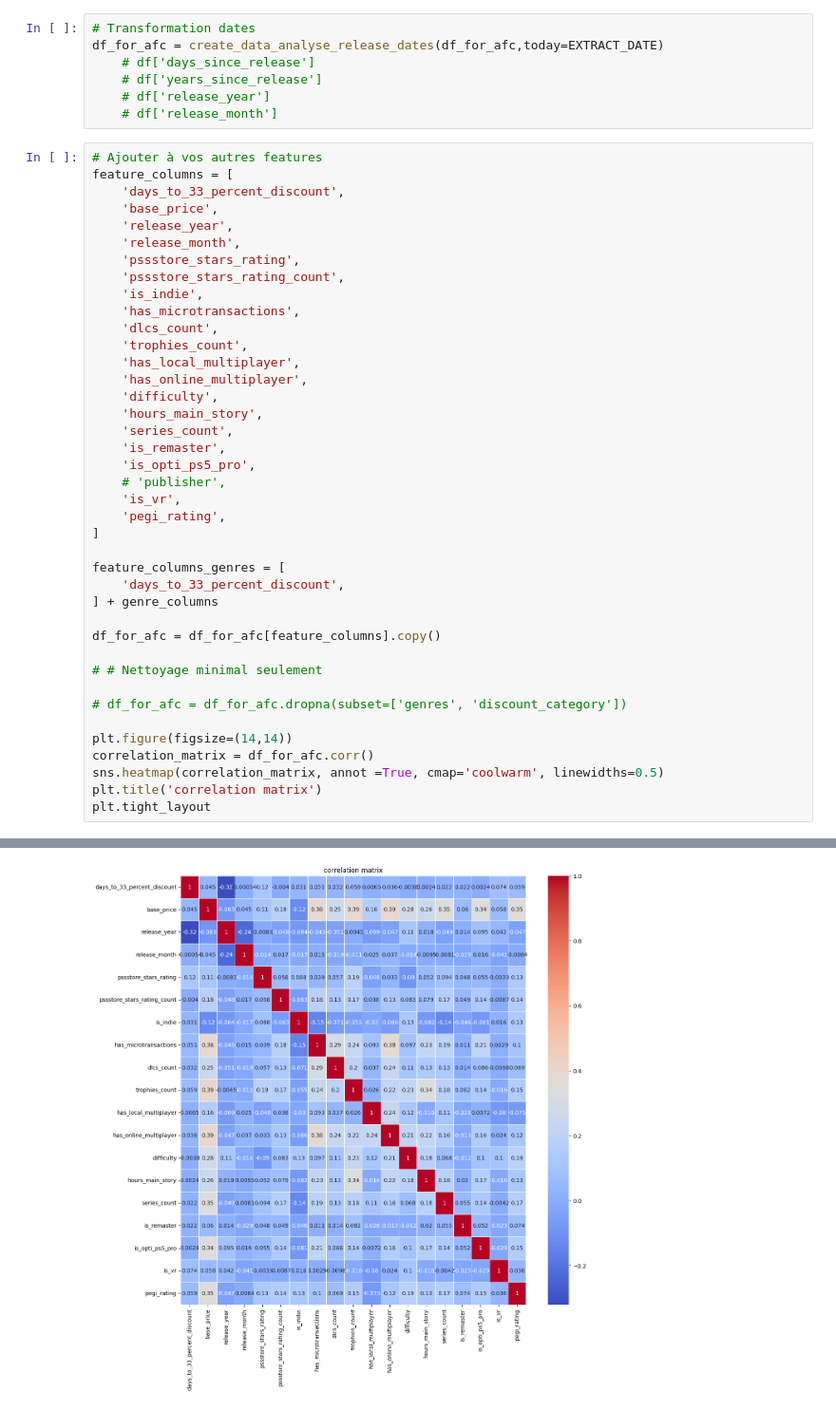
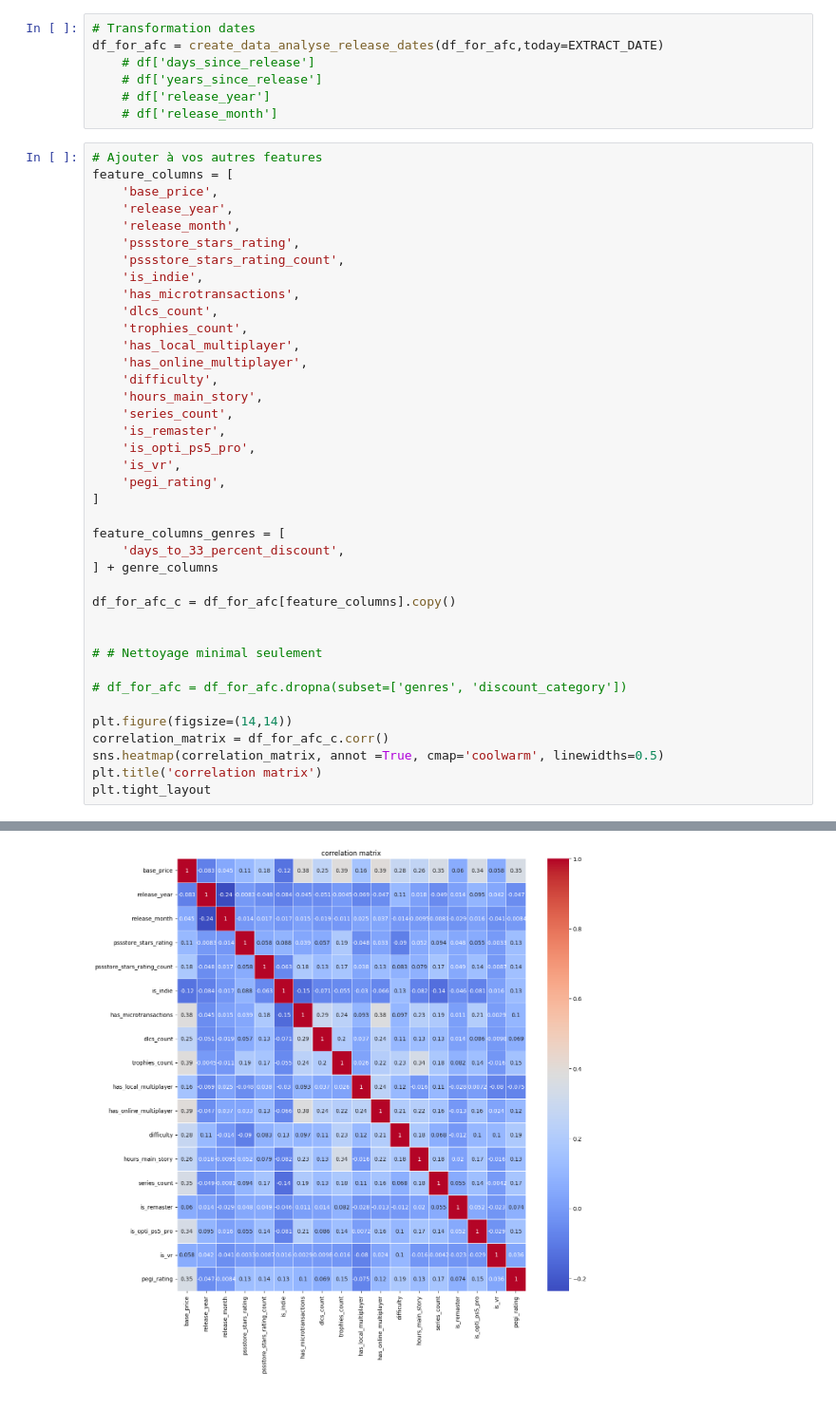
Before and after one commit to sebastien-chopin-dev/alyra-ia-psstore-machine-learning-project, a Jupyter notebook: notebooks/exploration.ipynb, the cells around one changed output, grey strips where cells are left out. Shown at 95% size. Drawn from its saved outputs; the diff is of its cells as text.

```diff
--- a/notebooks/exploration.ipynb
+++ b/notebooks/exploration.ipynb
@@ -1369,7 +1419,6 @@ df_for_afc = create_data_analyse_release_dates(df_for_afc,today=EXTRACT_DATE)
 # %%
 # Ajouter à vos autres features
 feature_columns = [
-    'days_to_33_percent_discount',
     'base_price',
     'release_year',
     'release_month',
@@ -1378,34 +1427,34 @@ feature_columns = [
     'is_indie',
     'has_microtransactions',
     'dlcs_count',
     'trophies_count',
     'has_local_multiplayer',
     'has_online_multiplayer',
     'difficulty',
     'hours_main_story',
     'series_count',
     'is_remaster',
     'is_opti_ps5_pro',
-    # 'publisher',
     'is_vr',
     'pegi_rating',
 ]
 
 feature_columns_genres = [
     'days_to_33_percent_discount',
 ] + genre_columns
 
-df_for_afc = df_for_afc[feature_columns].copy()
+df_for_afc_c = df_for_afc[feature_columns].copy()
+
 
 # # Nettoyage minimal seulement
 
 # df_for_afc = df_for_afc.dropna(subset=['genres', 'discount_category'])
 
 plt.figure(figsize=(14,14))
-correlation_matrix = df_for_afc.corr()
+correlation_matrix = df_for_afc_c.corr()
 sns.heatmap(correlation_matrix, annot =True, cmap='coolwarm', linewidths=0.5)
 plt.title('correlation matrix')
 plt.tight_layout
 # %% [output]
 <function matplotlib.pyplot.tight_layout(*, pad: 'float' = 1.08, h_pad: 'float | None' = None, w_pad: 'float | None' = None, rect: 'tuple[float, float, float, float] | None' = None) -> 'None'>
-[figure, old version]
+[figure, new version]
```
Also changed, not shown: parts of 17 cells of this notebook, 2 other files.
